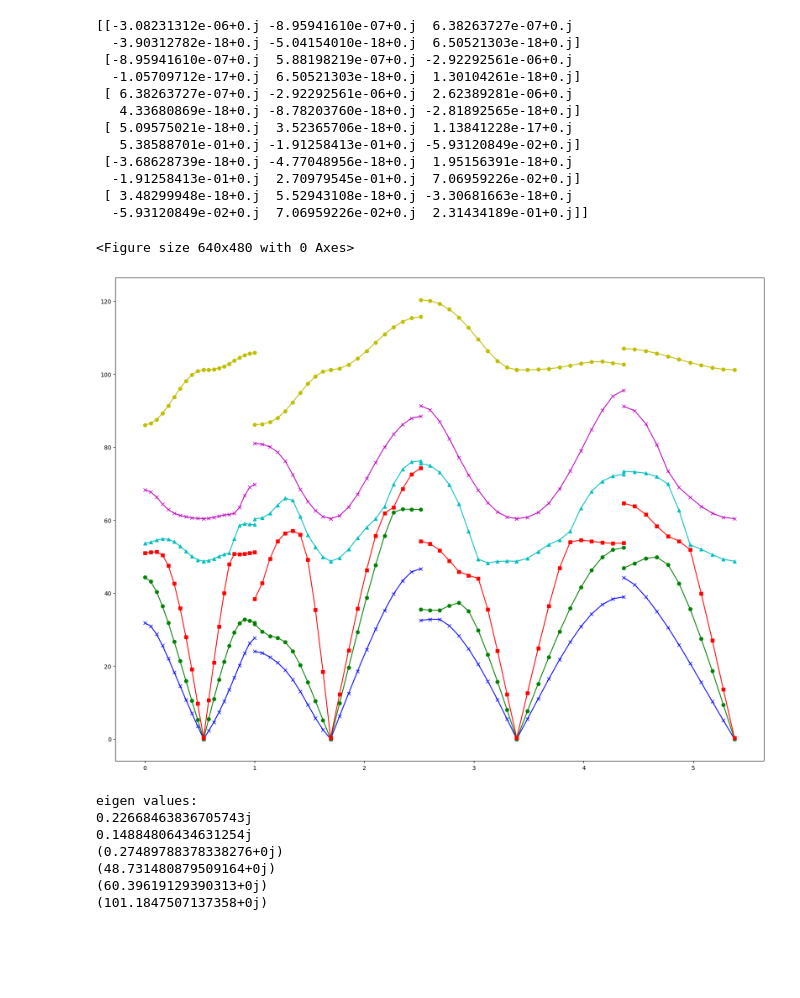
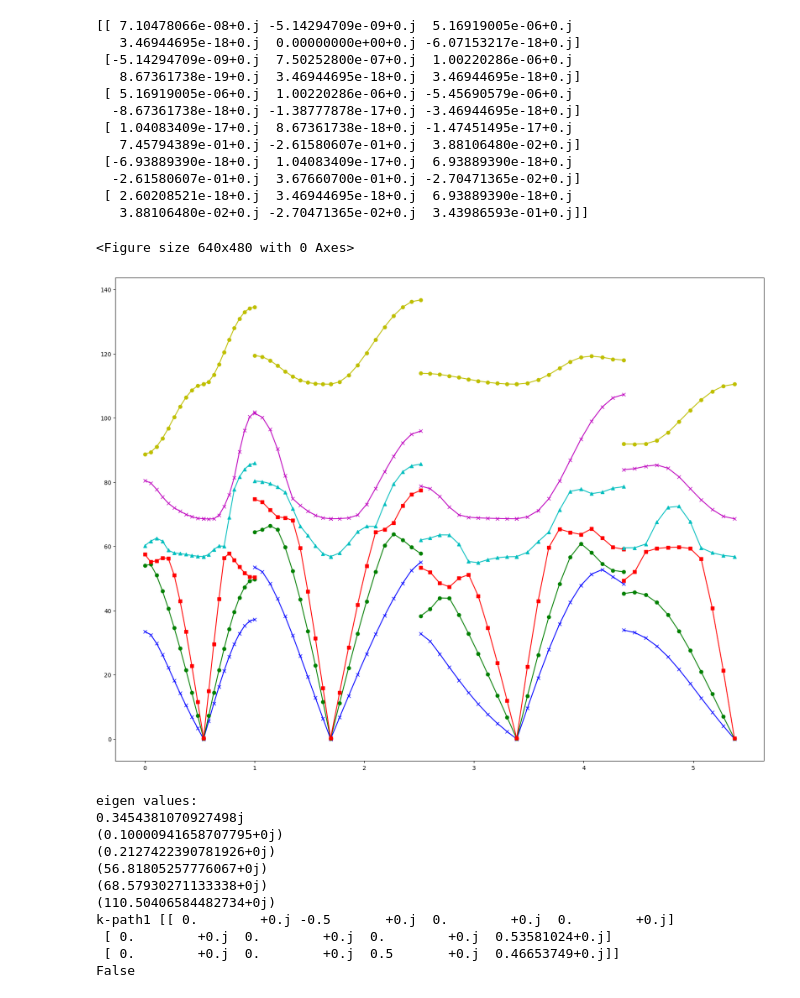
Before and after one commit to Kugetsu/vscode_git, a Jupyter notebook: ISAC06/ISAC_06.ipynb, the cells around one changed output. Saved outputs shown, nothing was run; the diff lists cells and outputs as text; code cells hidden in the pictures; blank space fills up the shorter version.

```diff
--- a/ISAC06/ISAC_06.ipynb
+++ b/ISAC06/ISAC_06.ipynb
@@ -13,7 +13,7 @@ base_num=6
 matD=np.empty((base_num,base_num),dtype=complex)
 pi=np.pi
 i_num=1j
-sf=0.96
+sf=0.903
 #lattice parameter
 lattice_parameter_a=7.302
 lattice_parameter_b=3.882
@@ -45,19 +45,20 @@ k_num=10
 
 file_name="read.xlsx"
 
-df_1=pd.read_excel(file_name, sheet_name='phi_3')  #调整输入表格，避免重复输入
+df_1=pd.read_excel(file_name, sheet_name='phi_1')  #调整输入表格，避免重复输入
 df_5=pd.read_excel(file_name, sheet_name='gamma')
 df_6=pd.read_excel(file_name, sheet_name='k-path')
 df_1=df_1.fillna(0)
 df_5=df_5.fillna(0)
 df_6=df_6.fillna(0)
 
+vectors = [b1,b2,b3,-b1,-b2,b1+b2,b1+b3,b2+b3,b1-b2,b2-b1,b3-b1,b3-b2,-b1-b2,b1+b2+b3,b1-b2+b3,-b1+b2+b3,-b1-b2+b3]
+
 def FBZ_jugde(k1,k2,k3):
-    vectors = [b1,b2,b3,-b1,-b2,-b3,b1+b2,b1+b3,b2+b3,b1-b2,b1-b3,b2-b3,b2-b1,b3-b1,b3-b2,-b1-b2,-b1-b3,-b2-b3,b1+b2+b3,b1+b2-b3,b1-b2+b3,-b1+b2+b3,b1-b2-b3,-b1+b2-b3,-b1-b2+b3,-b1-b2-b3]
-    for i in range(len(vectors)):
+    for i in range(0,len(vectors)):
         if np.dot(k1*b1+k2*b2+k3*b3,vectors[i])>0.5*np.dot(vectors[i],vectors[i]):
             return False
-        return True
+    return True
 #phi matrix put in
 n=0
 for i in range(0,27):
@@ -135,53 +136,60 @@ for r in range(0,route_num):
     exec("matR=matR"+str(r+1)+"")
     for p in range(0, kpr[r]-1):
         s=matR[p+1,3]
         x=np.array([x1,x1+0.1*s,x1+0.2*s,x1+0.3*s,x1+0.4*s,x1+0.5*s,x1+0.6*s,x1+0.7*s,x1+0.8*s,x1+0.9*s,x1+s])
         x1=x1+s
 
         plt.plot(x,sf*np.sqrt(np_eigen[r][p][0]/0.000059),color='b',marker='x')
         plt.plot(x,sf*np.sqrt(np_eigen[r][p][1]/0.000059),'g-o')
         plt.plot(x,sf*np.sqrt(np_eigen[r][p][2]/0.000059),'r-s')
         plt.plot(x,sf*np.sqrt(np_eigen[r][p][3]/0.000059),'c-^')
         plt.plot(x,sf*np.sqrt(np_eigen[r][p][4]/0.000059),'m-x')
         plt.plot(x,sf*np.sqrt(np_eigen[r][p][5]/0.000059),'y-o')
         #plt.plot(x,np.sqrt(np_eigen[r][p][6]/0.000059),'b-s') 根据计算base数需要进行调整
         #plt.plot(x,np.sqrt(np_eigen[r][p][7]/0.000059),'g-^')
         #plt.plot(x,np.sqrt(np_eigen[r][p][8]/0.000059),'r-x')
         #plt.plot(x,np.sqrt(np_eigen[r][p][9]/0.000059),'c-o')
         #plt.plot(x,np.sqrt(np_eigen[r][p][10]/0.000059),'m-s')
         #plt.plot(x,np.sqrt(np_eigen[r][p][11]/0.000059),'y-^')
 
 plt.show()
 
 print("eigen values:")
 print(sf*np.sqrt(np_eigen[0][1][0][0]/0.000059))
 print(sf*np.sqrt(np_eigen[0][1][1][0]/0.000059))
 print(sf*np.sqrt(np_eigen[0][1][2][0]/0.000059))
 print(sf*np.sqrt(np_eigen[0][1][3][0]/0.000059))
 print(sf*np.sqrt(np_eigen[0][1][4][0]/0.000059))
 print(sf*np.sqrt(np_eigen[0][1][5][0]/0.000059))
+
+print("k-path1",matR1)
+print(FBZ_jugde(-0.5,-0.5,0.5))
 # %% [output]
-[[-3.08231312e-06+0.j -8.95941610e-07+0.j  6.38263727e-07+0.j
-  -3.90312782e-18+0.j -5.04154010e-18+0.j  6.50521303e-18+0.j]
- [-8.95941610e-07+0.j  5.88198219e-07+0.j -2.92292561e-06+0.j
-  -1.05709712e-17+0.j  6.50521303e-18+0.j  1.30104261e-18+0.j]
- [ 6.38263727e-07+0.j -2.92292561e-06+0.j  2.62389281e-06+0.j
-   4.33680869e-18+0.j -8.78203760e-18+0.j -2.81892565e-18+0.j]
- [ 5.09575021e-18+0.j  3.52365706e-18+0.j  1.13841228e-17+0.j
-   5.38588701e-01+0.j -1.91258413e-01+0.j -5.93120849e-02+0.j]
- [-3.68628739e-18+0.j -4.77048956e-18+0.j  1.95156391e-18+0.j
-  -1.91258413e-01+0.j  2.70979545e-01+0.j  7.06959226e-02+0.j]
- [ 3.48299948e-18+0.j  5.52943108e-18+0.j -3.30681663e-18+0.j
-  -5.93120849e-02+0.j  7.06959226e-02+0.j  2.31434189e-01+0.j]]
+[[ 7.10478066e-08+0.j -5.14294709e-09+0.j  5.16919005e-06+0.j
+   3.46944695e-18+0.j  0.00000000e+00+0.j -6.07153217e-18+0.j]
+ [-5.14294709e-09+0.j  7.50252800e-07+0.j  1.00220286e-06+0.j
+   8.67361738e-19+0.j  3.46944695e-18+0.j  3.46944695e-18+0.j]
+ [ 5.16919005e-06+0.j  1.00220286e-06+0.j -5.45690579e-06+0.j
+  -8.67361738e-18+0.j -1.38777878e-17+0.j -3.46944695e-18+0.j]
+ [ 1.04083409e-17+0.j  8.67361738e-18+0.j -1.47451495e-17+0.j
+   7.45794389e-01+0.j -2.61580607e-01+0.j  3.88106480e-02+0.j]
+ [-6.93889390e-18+0.j  1.04083409e-17+0.j  6.93889390e-18+0.j
+  -2.61580607e-01+0.j  3.67660700e-01+0.j -2.70471365e-02+0.j]
+ [ 2.60208521e-18+0.j  3.46944695e-18+0.j  6.93889390e-18+0.j
+   3.88106480e-02+0.j -2.70471365e-02+0.j  3.43986593e-01+0.j]]
 <Figure size 640x480 with 0 Axes>
-[figure, old version]
+[figure, new version]
 eigen values:
-0.22668463836705743j
-0.14884806434631254j
-(0.27489788378338276+0j)
-(48.731480879509164+0j)
-(60.39619129390313+0j)
-(101.1847507137358+0j)
+0.3454381070927498j
+(0.10000941658707795+0j)
+(0.2127422390781926+0j)
+(56.81805257776067+0j)
+(68.57930271133338+0j)
+(110.50406584482734+0j)
+k-path1 [[ 0.        +0.j -0.5       +0.j  0.        +0.j  0.        +0.j]
+ [ 0.        +0.j  0.        +0.j  0.        +0.j  0.53581024+0.j]
+ [ 0.        +0.j  0.        +0.j  0.5       +0.j  0.46653749+0.j]]
+False
 # %%
 #DOS计算模块：由4分之一FBZ的统计得到，整体应该分为计算部分和能量分拣部分。
 #计算区间的判断为各个方向（逆向量）的极值（循环范围）和数个不等式（判断语句）组成。
```
Also changed, not shown: parts of 3 cells of this notebook.
